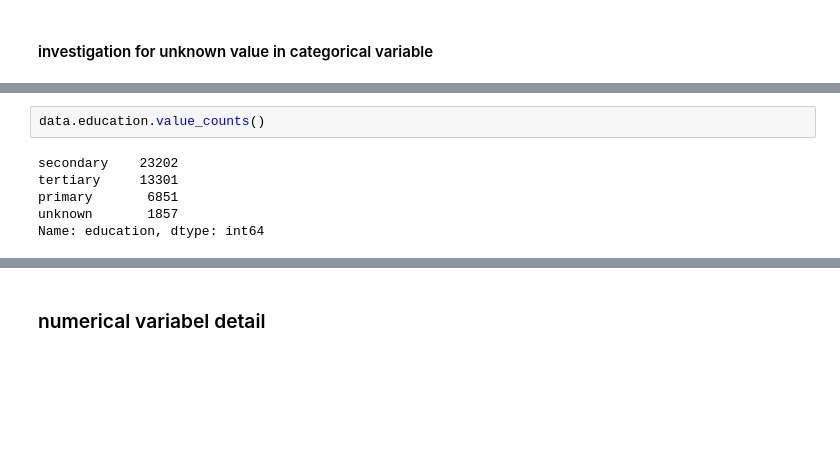
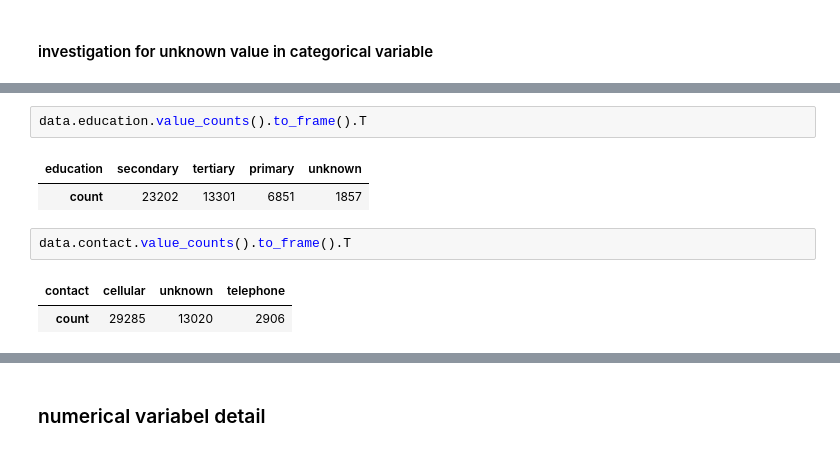
Before and after one commit to bagusatya08/Term-Deposit-Potential-Customer-Prediction, a Jupyter notebook: stage-1/eda-insight-visualization.ipynb, the cells around one changed output, grey strips where cells are left out. Saved outputs shown, nothing was run; the diff lists cells and outputs as text; blank space fills up the shorter version.

```diff
--- a/stage-1/eda-insight-visualization.ipynb
+++ b/stage-1/eda-insight-visualization.ipynb
@@ -139,8 +95,10 @@ Name: marital, dtype: int64
 # %%
-data.education.value_counts()
+data.education.value_counts().to_frame().T
 # %% [output]
-secondary    23202
-tertiary     13301
-primary       6851
-unknown       1857
-Name: education, dtype: int64
+| education | secondary | tertiary | primary | unknown |
+| count | 23202 | 13301 | 6851 | 1857 |
+# %%
+data.contact.value_counts().to_frame().T
+# %% [output]
+| contact | cellular | unknown | telephone |
+| count | 29285 | 13020 | 2906 |
```
Also changed, not shown: parts of 32 cells of this notebook.
